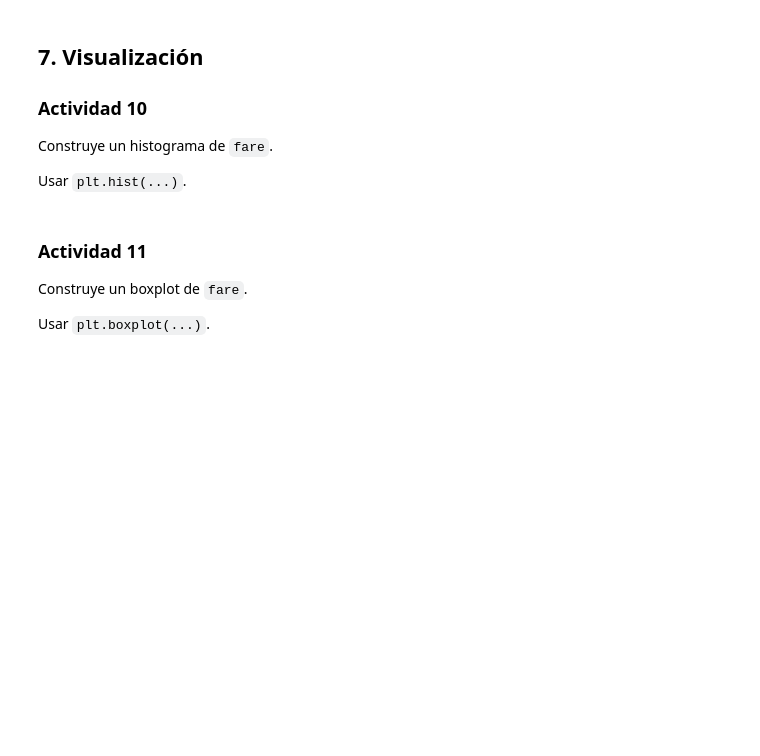
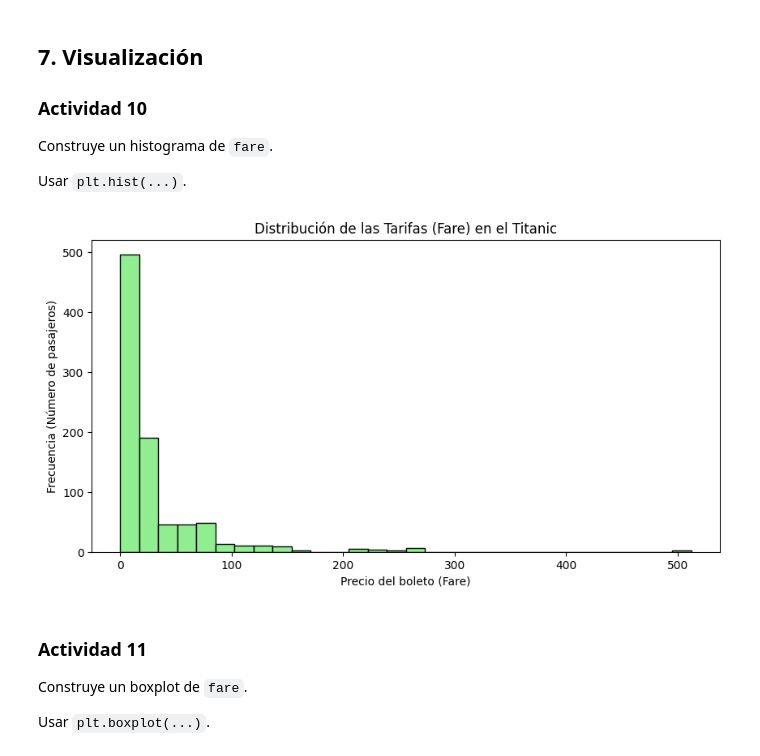
Before and after one commit to afraidspy/mineria_datos, a Jupyter notebook: analisis_univariado/notebooks/01_eda_ejercicios.ipynb, the cells around one changed output. Cells and saved outputs as stored; diff of their text form; code cells hidden in the pictures; blank space fills up the shorter version.

```diff
--- a/analisis_univariado/notebooks/01_eda_ejercicios.ipynb
+++ b/analisis_univariado/notebooks/01_eda_ejercicios.ipynb
@@ -270,6 +270,24 @@ Interpretación:
 Construye un histograma de `fare`.
 
 Usar `plt.hist(...)`.
+# %%
+# Tamaño
+plt.figure(figsize=(10, 5))
+
+# Creación del histograma
+plt.hist(df['fare'],
+         bins=30,
+         color='lightgreen',
+         edgecolor='black')
+
+plt.title('Distribución de las Tarifas (Fare) en el Titanic')
+plt.xlabel('Precio del boleto (Fare)')
+plt.ylabel('Frecuencia (Número de pasajeros)')
+
+# Mostramos la gráfica
+plt.show()
+# %% [output]
+[figure, added]
 # %% [markdown]
 ### Actividad 11
 Construye un boxplot de `fare`.
```
